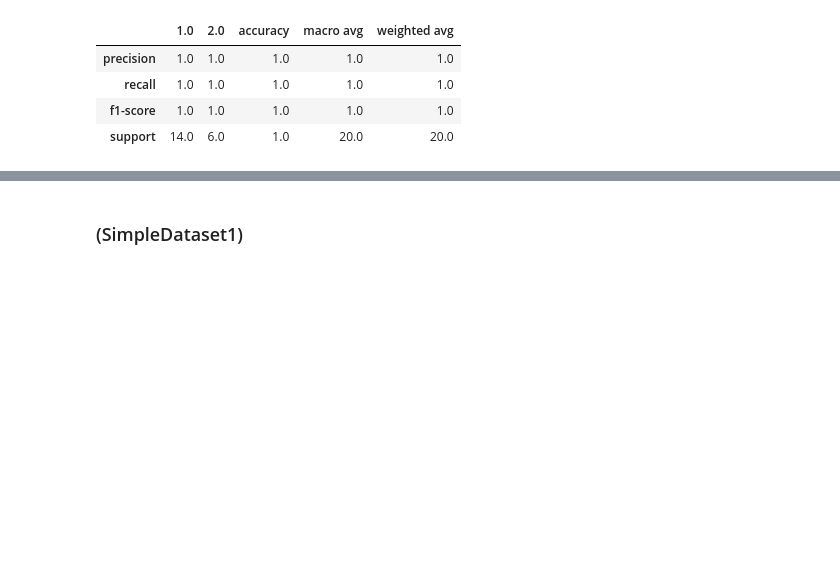
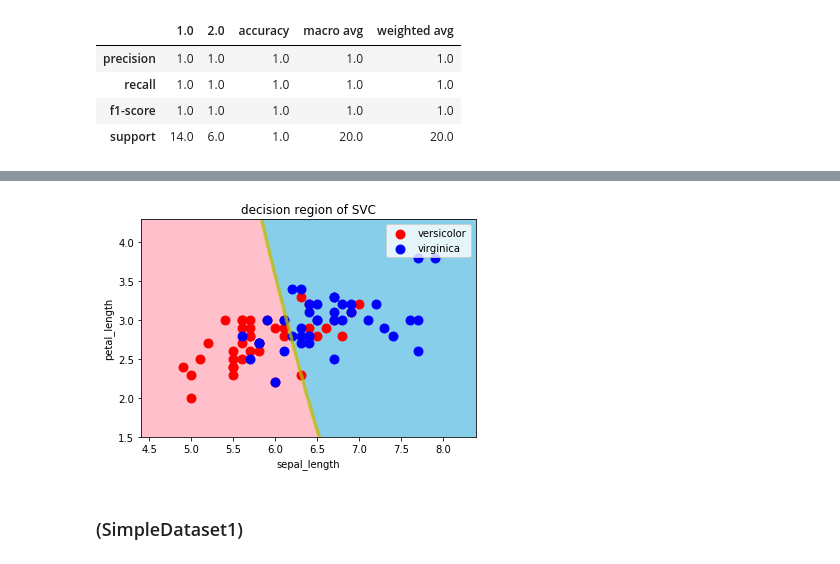
Before and after one commit to takatoshi-ii/diveintocode-ml, a Jupyter notebook: Sprint/Sprint2 機械学習スクラッチ入門.ipynb, the cells around one changed output, grey strips where cells are left out. Saved outputs shown, nothing was run; the diff lists cells and outputs as text; code cells hidden in the pictures; blank space fills up the shorter version.

```diff
--- a/Sprint/Sprint2 機械学習スクラッチ入門.ipynb
+++ b/Sprint/Sprint2 機械学習スクラッチ入門.ipynb
@@ -381,0 +507,21 @@ display(df_cr_SVN)
+# %%
+from sklearn.svm import SVC
+
+# データ分割
+X_train, X_test, y_train, y_test = scratch_train_test_split(ds_iris["X"][:,0:2], ds_iris["y"], train_size=0.8)
+
+# SVM
+model_SVC = SVC()
+
+# 学習
+clf = model_SVC.fit(X_train, y_train.flatten())
+
+# 推定
+y_pred_SVM = model_SVC.predict(X_test)
+
+# 評価
+cr_SVN = classification_report(y_test, y_pred_SVM, output_dict=True)
+
+# pandas.DataFrameへ変換
+df_cr_SVN = pd.DataFrame(cr_SVN)
+display(df_cr_SVN)
@@ -382,3 +534,8 @@ display(df_cr_SVN)
+# %%
+# 可視化
+decision_region(X_train, y_train.flatten(), clf, title='decision region of SVC', xlabel='sepal_length', ylabel='petal_length')
+# %% [output]
+[figure, added]
 # %% [markdown]
 ### (SimpleDataset1)
 # %%
```
Also changed, not shown: parts of 40 cells of this notebook.
